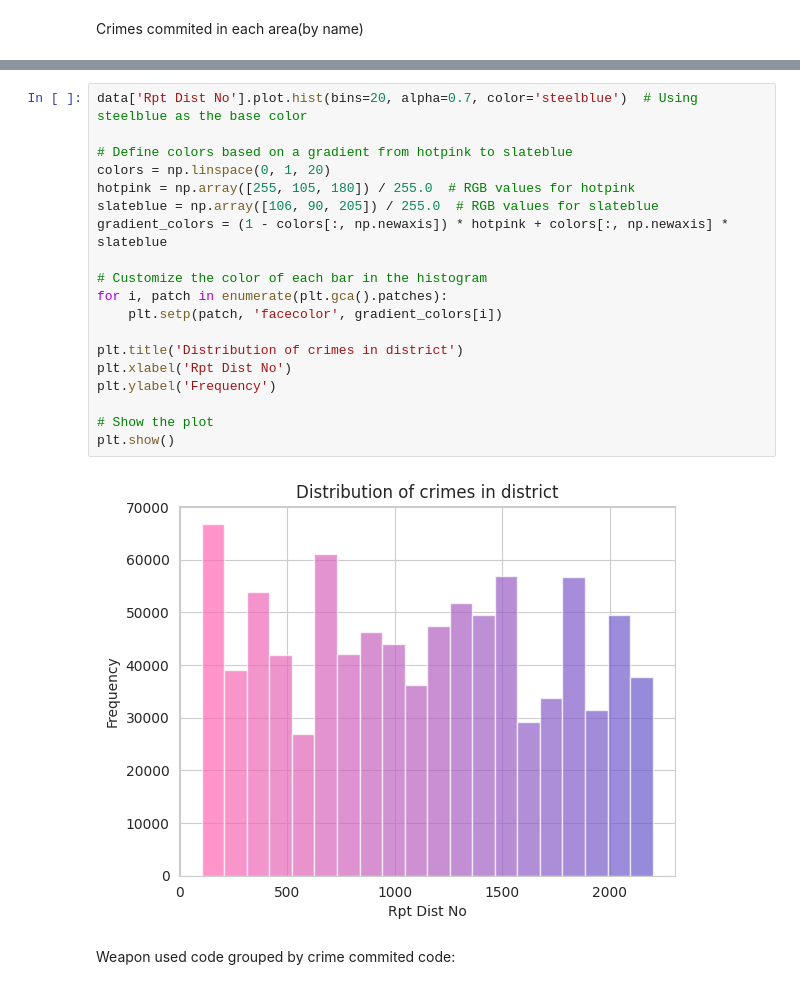
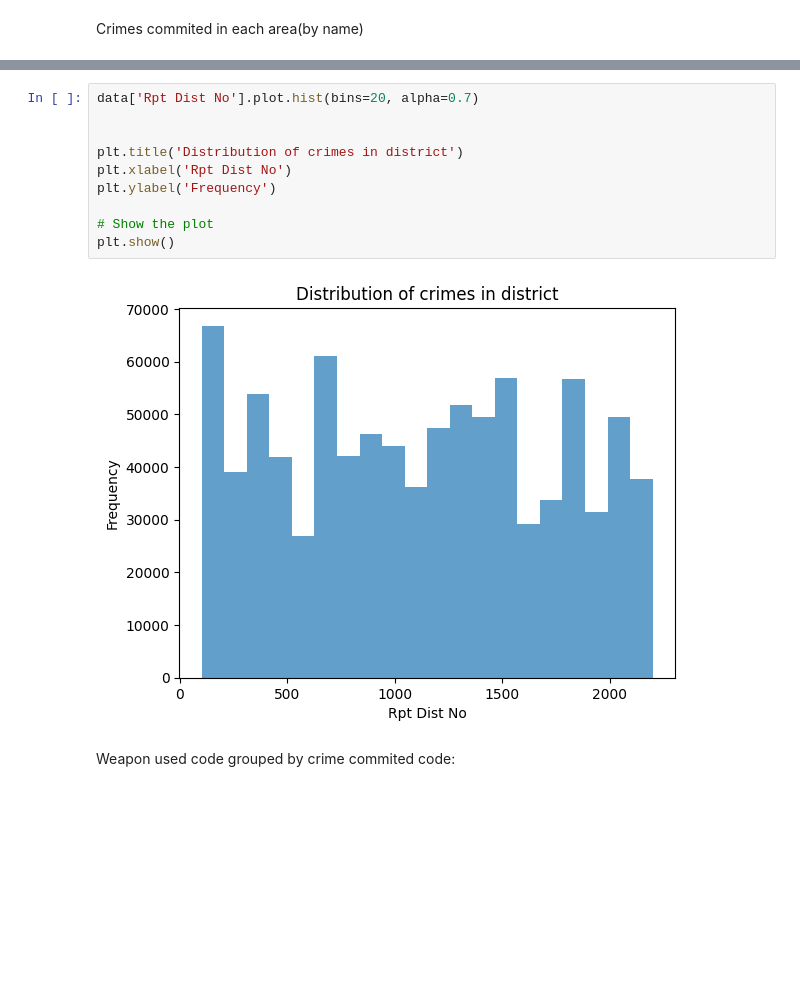
Before and after one commit to juanchovAI/trabajo_MyS, a Jupyter notebook: Cuaderno.ipynb, the cells around one changed output, grey strips where cells are left out. Saved outputs shown, nothing was run; the diff lists cells and outputs as text; blank space fills up the shorter version.

```diff
--- a/Cuaderno.ipynb
+++ b/Cuaderno.ipynb
@@ -332,24 +345,15 @@ plt.show()
 # %%
-data['Rpt Dist No'].plot.hist(bins=20, alpha=0.7, color='steelblue')  # Using steelblue as the base color
+data['Rpt Dist No'].plot.hist(bins=20, alpha=0.7)
 
-# Define colors based on a gradient from hotpink to slateblue
-colors = np.linspace(0, 1, 20)
-hotpink = np.array([255, 105, 180]) / 255.0  # RGB values for hotpink
-slateblue = np.array([106, 90, 205]) / 255.0  # RGB values for slateblue
-gradient_colors = (1 - colors[:, np.newaxis]) * hotpink + colors[:, np.newaxis] * slateblue
-
-# Customize the color of each bar in the histogram
-for i, patch in enumerate(plt.gca().patches):
-    plt.setp(patch, 'facecolor', gradient_colors[i])
 
 plt.title('Distribution of crimes in district')
 plt.xlabel('Rpt Dist No')
 plt.ylabel('Frequency')
 
 # Show the plot
 plt.show()
 # %% [output]
-[figure, old version]
+[figure, new version]
 # %% [markdown]
 Weapon used code grouped by crime commited code:
 # %%
```
Also changed, not shown: parts of 43 cells of this notebook.
